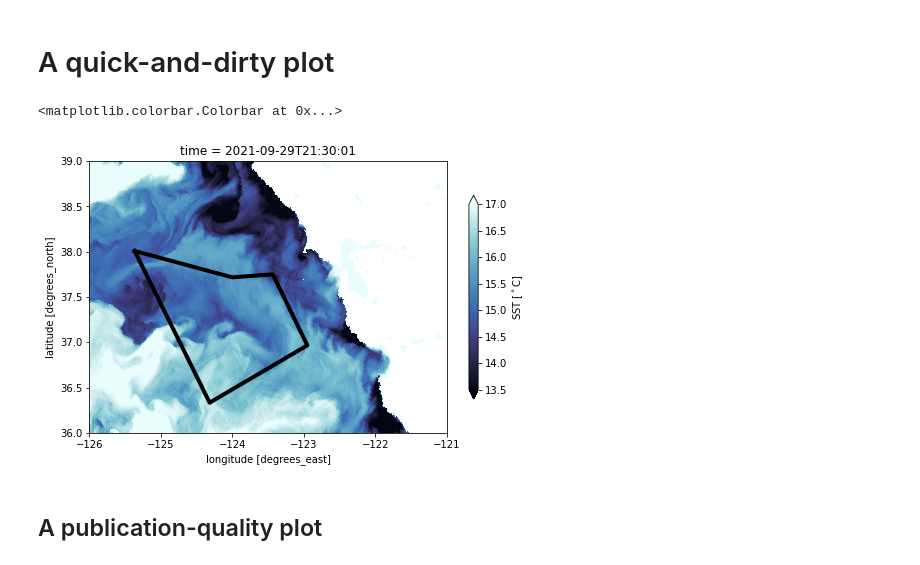
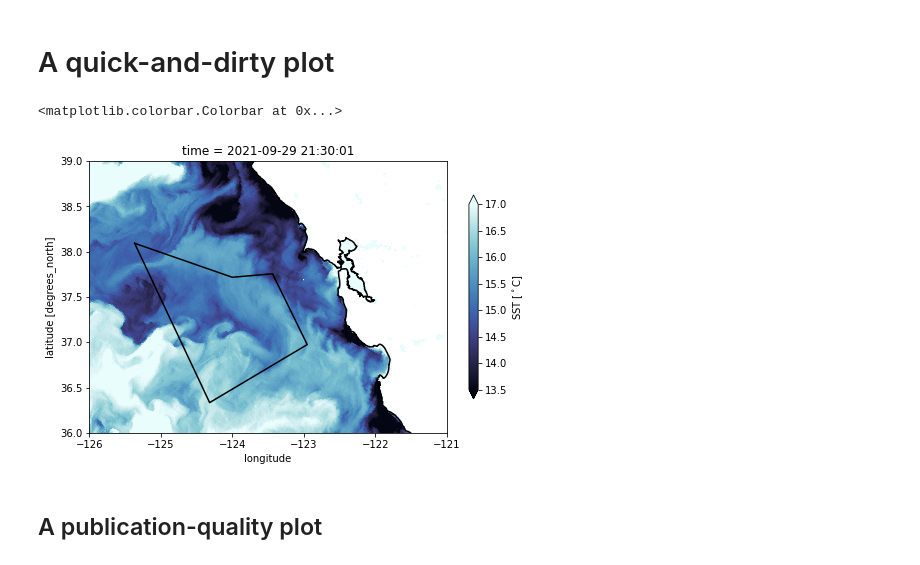
Before and after one commit to NASA-SMODE/Maps, a Jupyter notebook: SSTSnapshot.ipynb, the cells around one changed output. Cells and saved outputs as stored; diff of their text form; code cells hidden in the pictures.

Commit message:
Ops area polygon now come json file on Github

```diff
--- a/SSTSnapshot.ipynb
+++ b/SSTSnapshot.ipynb
@@ -11,6 +12,11 @@ import cartopy.crs as ccrs
 
 from tools.config import OPSAREA, MAPEXTENT
 from maps import *
+# %%
+# get ops area polygon and shore line
+map_url = 'https://raw.githubusercontent.com/NASA-SMODE/Maps/main/tools/'
+shore = pd.read_json(map_url + 'NorthCalShoreLine.json')
+opsarea = pd.read_json(map_url + 'ops_area_polygon.json')
 # %%
 # Settings
 figdir  = 'img/'
@@ -46,31 +52,40 @@ Attributes: (12/65)
 # %%
 fig = plt.figure(figsize=(8,5))
 ax = fig.add_subplot(111)
 
 kwargs = dict(vmin=13.5,vmax=17,
               cmap=cmo.cm.ice,ax=ax,
               add_colorbar=False)
 
 im = (sst.sea_surface_temperature.\
                 isel(time=0)-273.15).\
                 plot.pcolormesh(x='lon',
                                 y='lat',
                                 **kwargs
                 )
 
-ax.plot(OPSAREA['longitude'],
-        OPSAREA['latitude'],
-        color='k',linewidth=4
-   )
+shore.plot(x = 'longitude',
+           y = 'latitude',
+           color = 'k',
+           legend=False,
+           ax = ax
+)
+
+opsarea.plot(x = 'longitude',
+             y = 'latitude',
+             color = 'k',
+             legend=False,
+             ax = ax
+)
 
 ax.set_xlim(*MAPEXTENT[:2])
 ax.set_ylim(*MAPEXTENT[2:])
 
 plt.colorbar(im,label=r'SST [$^\circ$C]',
              shrink=0.75,extend='both')
 # %% [output]
 <matplotlib.colorbar.Colorbar at 0x...>
-[figure, old version]
+[figure, new version]
 # %% [markdown]
 ## A publication-quality plot
 # %%
```
Also changed, not shown: parts of 2 cells of this notebook.
